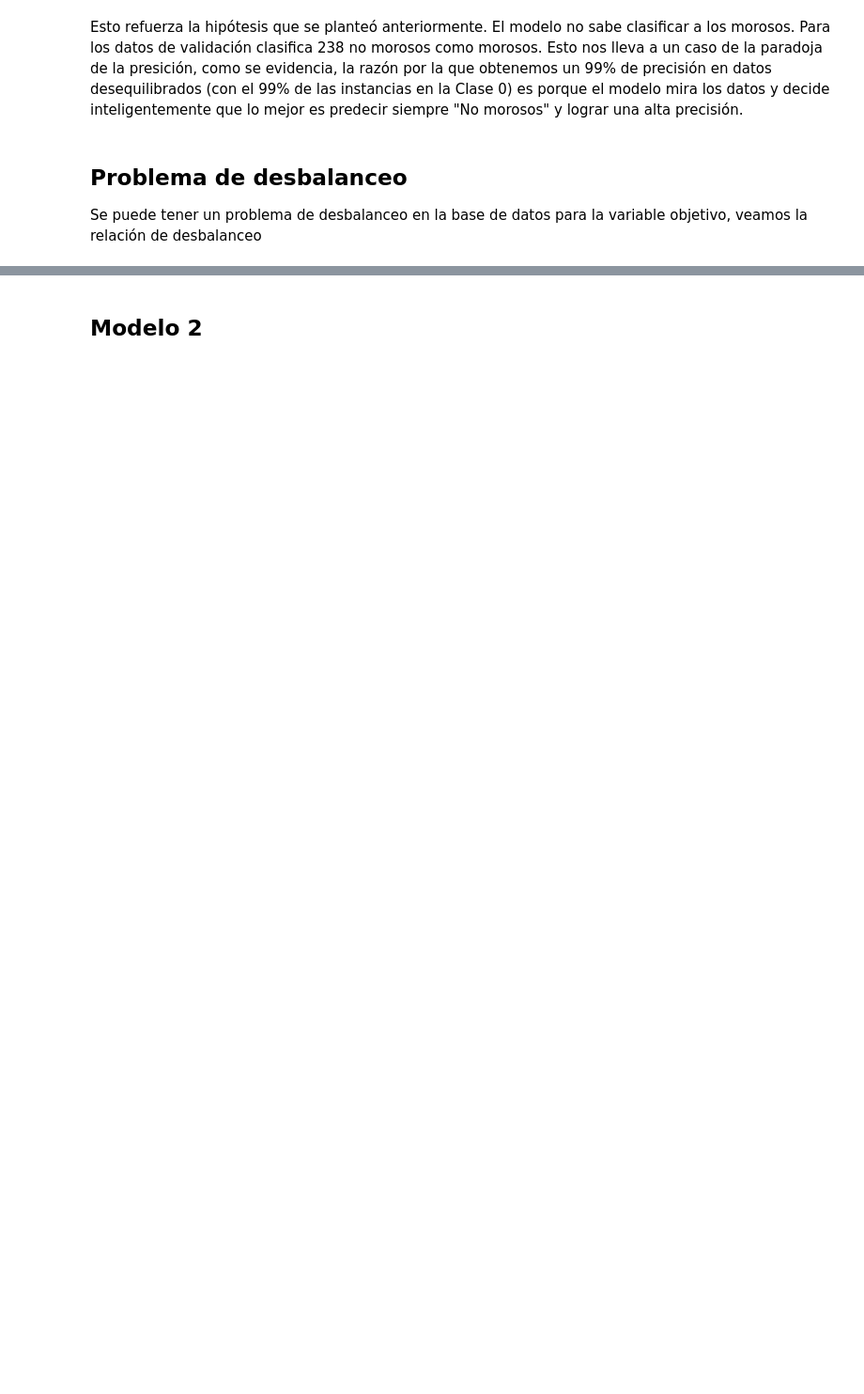
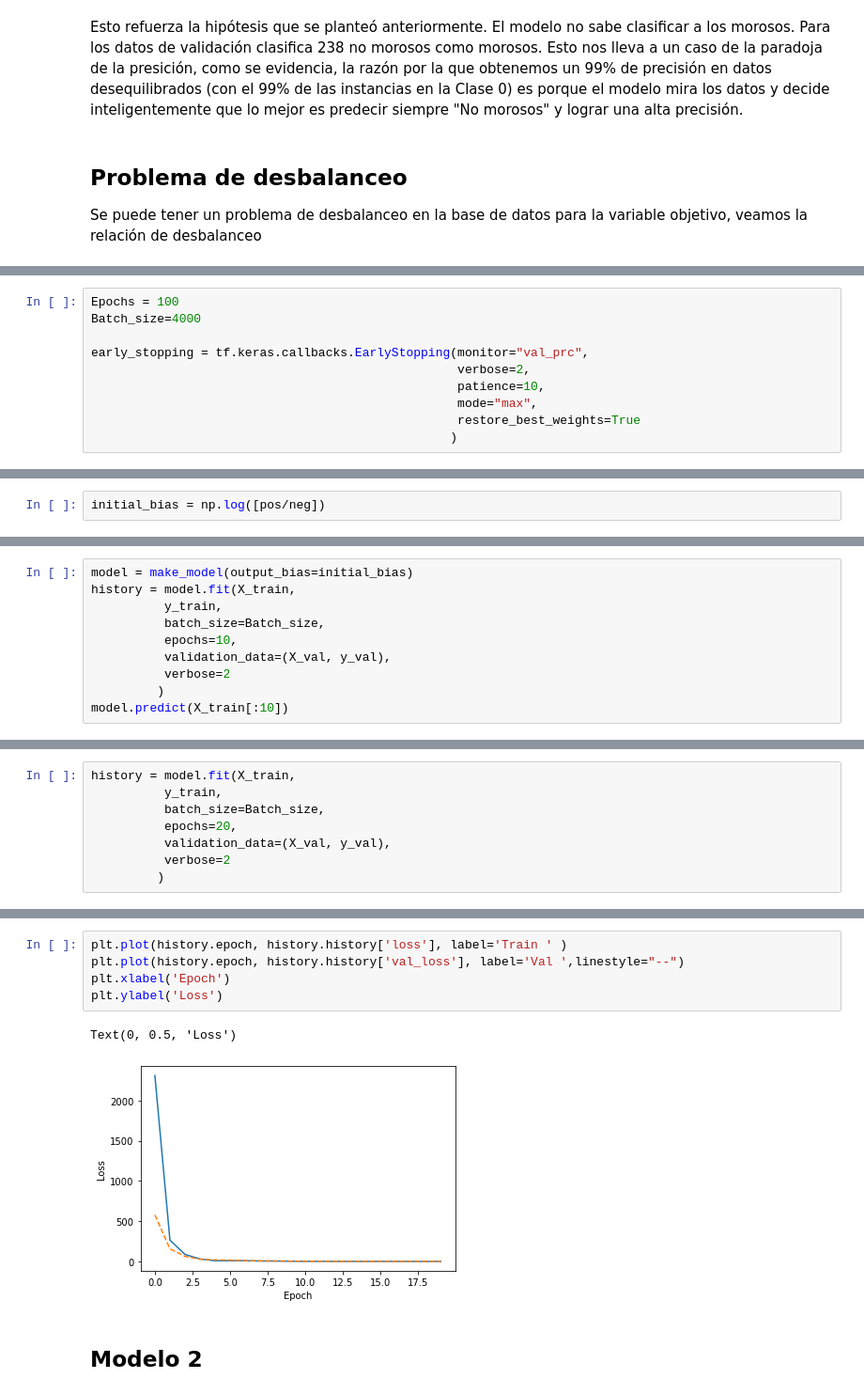
Before and after one commit to jomen93/Cartera, a Jupyter notebook: Modelo.ipynb, the cells around one changed output, grey strips where cells are left out. Shown at 94% size. Drawn from its saved outputs; the diff is of its cells as text; blank space fills up the shorter version.

Commit message:
Model in jupyter finish

```diff
--- a/Modelo.ipynb
+++ b/Modelo.ipynb
@@ -690,0 +776,10 @@ Este es un conjunto de datos desbalanceado y la proporcion de la clase 1 a la ca
+# %%
+Epochs = 100
+Batch_size=4000
+
+early_stopping = tf.keras.callbacks.EarlyStopping(monitor="val_prc",
+                                                  verbose=2,
+                                                  patience=10,
+                                                  mode="max",
+                                                  restore_best_weights=True
+                                                 )
@@ -690,0 +803,2 @@ Este es un conjunto de datos desbalanceado y la proporcion de la clase 1 a la ca
+# %%
+initial_bias = np.log([pos/neg])
@@ -690,0 +807,10 @@ Este es un conjunto de datos desbalanceado y la proporcion de la clase 1 a la ca
+# %%
+model = make_model(output_bias=initial_bias)
+history = model.fit(X_train,
+          y_train,
+          batch_size=Batch_size,
+          epochs=10,
+          validation_data=(X_val, y_val),
+          verbose=2
+         )
+model.predict(X_train[:10])
@@ -690,0 +845,8 @@ Este es un conjunto de datos desbalanceado y la proporcion de la clase 1 a la ca
+# %%
+history = model.fit(X_train,
+          y_train,
+          batch_size=Batch_size,
+          epochs=20,
+          validation_data=(X_val, y_val),
+          verbose=2
+         )
@@ -691,2 +871,10 @@ Este es un conjunto de datos desbalanceado y la proporcion de la clase 1 a la ca
+# %%
+plt.plot(history.epoch, history.history['loss'], label='Train ' )
+plt.plot(history.epoch, history.history['val_loss'], label='Val ',linestyle="--")
+plt.xlabel('Epoch')
+plt.ylabel('Loss')
+# %% [output]
+Text(0, 0.5, 'Loss')
+[figure, added]
 # %% [markdown]
 ## Modelo 2
```
Also changed, not shown: parts of 26 cells of this notebook.
